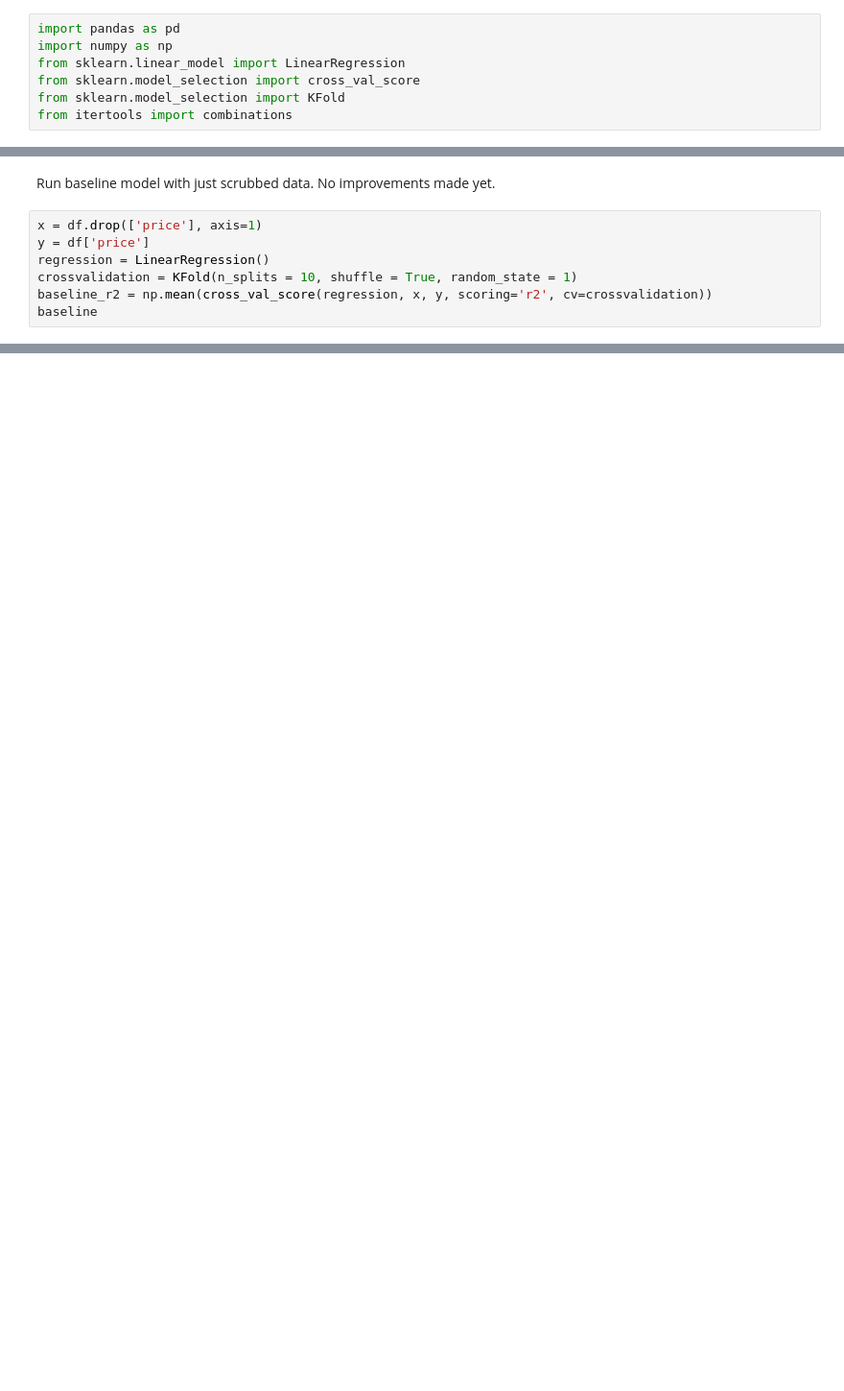
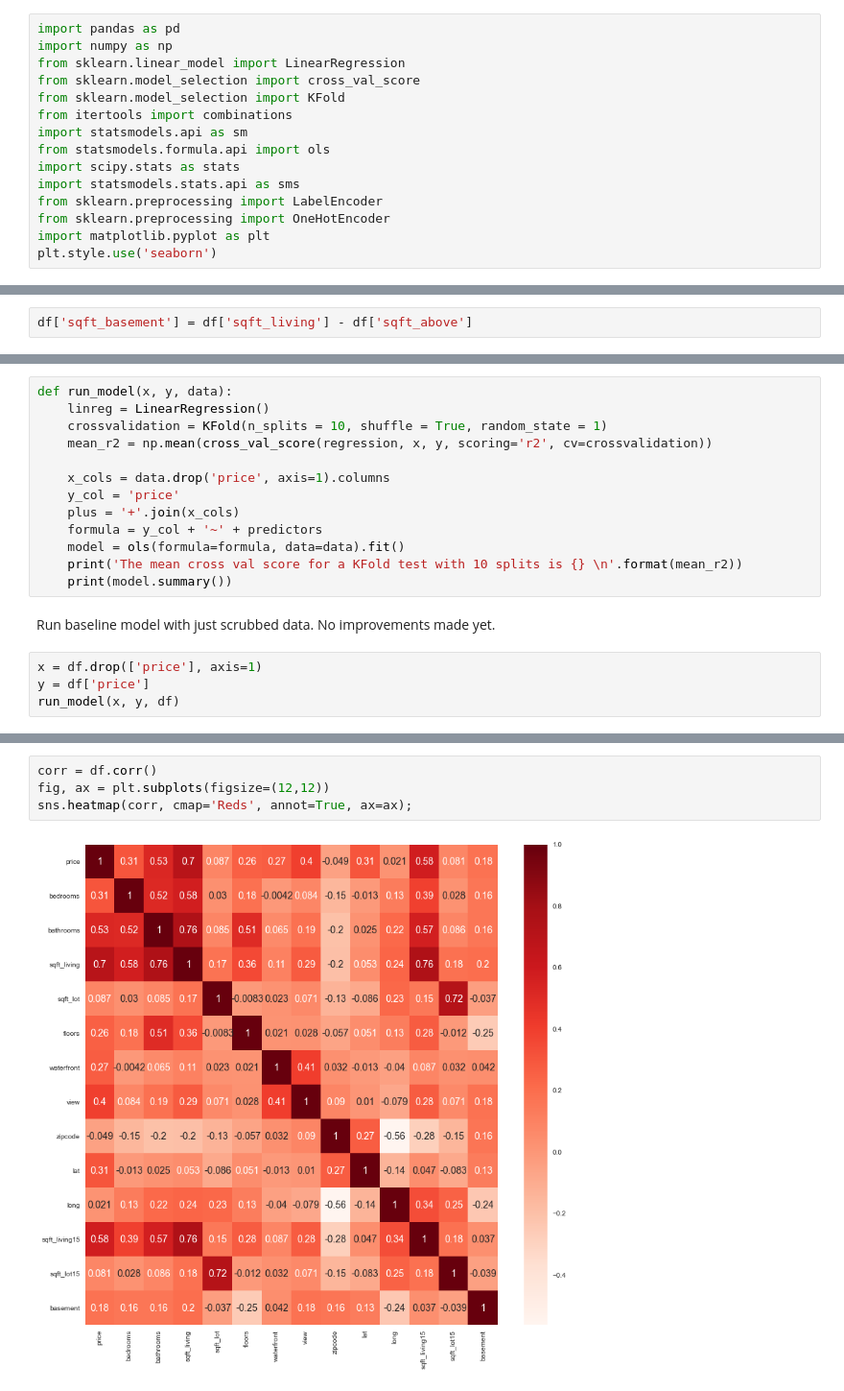
Before and after one commit to harrisongu123/dsc-phase-2-project, a Jupyter notebook: student.ipynb, the cells around one changed output, grey strips where cells are left out. Shown: that part at 96% size. Cells and saved outputs as stored; diff of their text form; blank space fills up the shorter version.

```diff
--- a/student.ipynb
+++ b/student.ipynb
@@ -17,6 +17,14 @@ from sklearn.linear_model import LinearRegression
 from sklearn.model_selection import cross_val_score
 from sklearn.model_selection import KFold
 from itertools import combinations
+import statsmodels.api as sm
+from statsmodels.formula.api import ols
+import scipy.stats as stats
+import statsmodels.stats.api as sms
+from sklearn.preprocessing import LabelEncoder
+from sklearn.preprocessing import OneHotEncoder
+import matplotlib.pyplot as plt
+plt.style.use('seaborn')
 # %% [markdown]
 Investigate the data
 # %%
@@ -186,3 +224,5 @@ We noticed that sqft_living = sqft_above + sqft_basement. Because these columns
+# %%
+df['sqft_basement'] = df['sqft_living'] - df['sqft_above']
 # %%
 df['basement'] = np.where(df['sqft_basement'] > 0, 1, 0)
 df.head()
@@ -217,10 +259,20 @@ memory usage: 2.1 MB
+# %%
+def run_model(x, y, data):
+    linreg = LinearRegression()
+    crossvalidation = KFold(n_splits = 10, shuffle = True, random_state = 1)
+    mean_r2 = np.mean(cross_val_score(regression, x, y, scoring='r2', cv=crossvalidation))
+
+    x_cols = data.drop('price', axis=1).columns
+    y_col = 'price'
+    plus = '+'.join(x_cols)
+    formula = y_col + '~' + predictors
+    model = ols(formula=formula, data=data).fit()
+    print('The mean cross val score for a KFold test with 10 splits is {} \n'.format(mean_r2))
+    print(model.summary())
 # %% [markdown]
 Run baseline model with just scrubbed data. No improvements made yet.
 # %%
 x = df.drop(['price'], axis=1)
 y = df['price']
-regression = LinearRegression()
-crossvalidation = KFold(n_splits = 10, shuffle = True, random_state = 1)
-baseline_r2 = np.mean(cross_val_score(regression, x, y, scoring='r2', cv=crossvalidation))
-baseline
+run_model(x, y, df)
 # %% [output]
@@ -267,0 +296,6 @@ strong multicollinearity or other numerical problems.
+# %%
+corr = df.corr()
+fig, ax = plt.subplots(figsize=(12,12))
+sns.heatmap(corr, cmap='Reds', annot=True, ax=ax);
+# %% [output]
+[figure, added]
```
Also changed, not shown: parts of 13 cells of this notebook.
